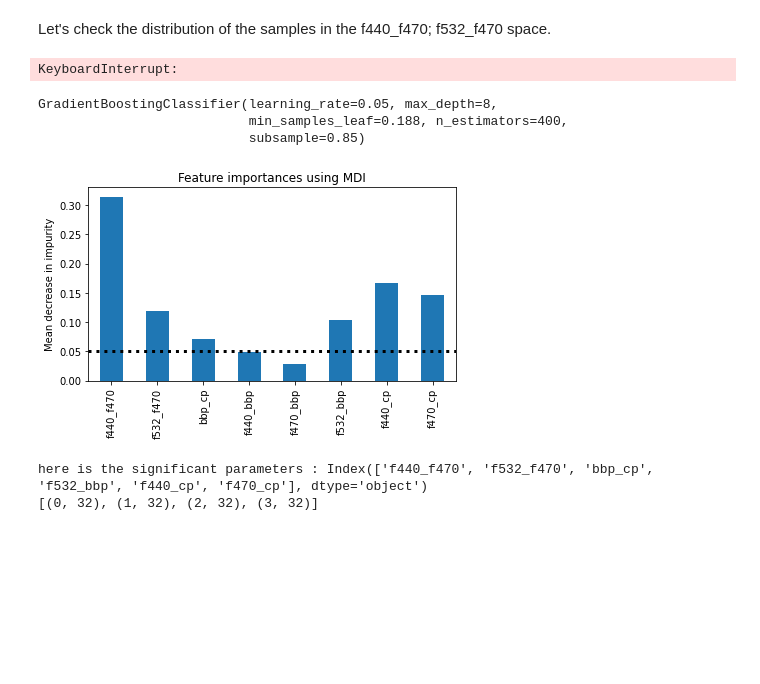
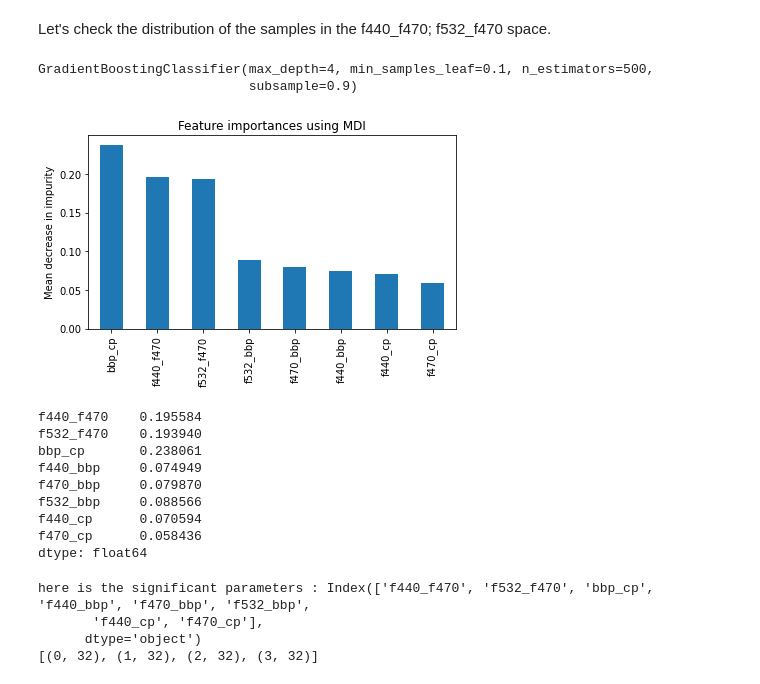
Before and after one commit to Flavi1P/Multispectral-Fluorescence, a Jupyter notebook: Boussole/Scripts/svc_bouss.ipynb, the cells around one changed output. Saved outputs shown, nothing was run; the diff lists cells and outputs as text; code cells hidden in the pictures; blank space fills up the shorter version.

```diff
--- a/Boussole/Scripts/svc_bouss.ipynb
+++ b/Boussole/Scripts/svc_bouss.ipynb
@@ -64,13 +64,13 @@ import numpy as np
 
 parameters_hgb = {
     "loss":["deviance"],
-    "learning_rate": [0.01, 0.025, 0.05, 0.075, 0.1],
-    "min_samples_leaf": np.linspace(0.1, 0.5, 10),
-    "max_features":["log2","sqrt", None],
+    "learning_rate": [0.075, 0.1, 0.15, 0.2],
+    "min_samples_leaf": np.linspace(0.1, 0.5, 3),
+    "max_features":[None],
     "criterion": ["friedman_mse"],
-    "max_depth": [2, 4, 6, 8],
-    "subsample":[0.5, 0.618, 0.8, 0.85, 0.9],
-    "n_estimators":[400, 500, 750, 900]
+    "max_depth": [2, 4, 6],
+    "subsample":[0.85, 0.9, 0.95],
+    "n_estimators":[500, 650, 750]
     }
 
 cv = StratifiedShuffleSplit(n_splits=10)
@@ -79,14 +79,13 @@ grid_search_hgb = GridSearchCV(estimator = gradient_boosting,
                            param_grid = parameters_hgb,
                            scoring = 'accuracy',
                            cv = cv,
-                           n_jobs = 2)
+                           n_jobs = 2,
+                           verbose = 10)
 grid_search_hgb.fit(X_full, y_full)
 best_accuracy_hgb = grid_search_hgb.best_score_
 best_paramaeter_hgb = grid_search_hgb.best_params_
 print("Best Accuracy of HGB: {:.2f} %".format(best_accuracy_hgb.mean()*100))
 print("Best Parameter of HGB:", best_paramaeter_hgb)
-# %% [output]
-KeyboardInterrupt:
 # %%
 from sklearn.ensemble import GradientBoostingClassifier
 from sklearn.model_selection import cross_validate
@@ -94,38 +93,49 @@ from sklearn.model_selection import cross_validate
 gradient_boosting = GradientBoostingClassifier()
 
 best_params =  {'criterion': 'friedman_mse',
-    'learning_rate': 0.05,
+    'learning_rate': 0.1,
     'loss': 'log_loss',
-    'max_depth': 8,
+    'max_depth': 4,
     'max_features': None,
-    'min_samples_leaf': 0.188,
-    'n_estimators': 400,
-    'subsample': 0.85}
+    'min_samples_leaf': 0.1,
+    'n_estimators': 500,
+    'subsample': 0.9}
 new_hgb = gradient_boosting.set_params(**best_params)
 # %%
 from sklearn.feature_selection import SelectFromModel
 gradient_boosting.fit(X_full, y_full)
 # %% [output]
-GradientBoostingClassifier(learning_rate=0.05, max_depth=8,
-                           min_samples_leaf=0.188, n_estimators=400,
-                           subsample=0.85)
+GradientBoostingClassifier(max_depth=4, min_samples_leaf=0.1, n_estimators=500,
+                           subsample=0.9)
 # %%
 import matplotlib.pyplot as plt
 model = SelectFromModel(gradient_boosting, prefit=True)
 importances = gradient_boosting.feature_importances_
 
 feature_names = ["f440_f470", "f532_f470", "bbp_cp", "f440_bbp", "f470_bbp", "f532_bbp", "f440_cp", "f470_cp"]
 
 forest_importances = pd.Series(importances, index=feature_names)
 
 fig, ax = plt.subplots()
-forest_importances.plot.bar(ax = ax)
-ax.axhline(y=0.05,linewidth= 3, color='k', linestyle= 'dotted')
+forest_importances.sort_values(ascending = False).plot.bar(ax = ax)
 ax.set_title("Feature importances using MDI")
 ax.set_ylabel("Mean decrease in impurity")
 fig.tight_layout()
+fig.savefig("C:\\Users\petit\Documents\These\Multispectral-Fluorescence\Boussole\Output\Plots\impurity2.png", dpi = 300, bbox_inches='tight')
 # %% [output]
-[figure, old version]
+[figure, new version]
+# %%
+pd.Series(importances, index=feature_names)
+# %% [output]
+f440_f470    0.195584
+f532_f470    0.193940
+bbp_cp       0.238061
+f440_bbp     0.074949
+f470_bbp     0.079870
+f532_bbp     0.088566
+f440_cp      0.070594
+f470_cp      0.058436
+dtype: float64
 # %%
 test = forest_importances[forest_importances > 0.05]
 
@@ -136,6 +146,7 @@ no_cp = data[["f440_f470", "f532_f470", "f440_bbp", "f470_bbp", "f532_bbp"]]
 no_532 = data[["f440_f470", "bbp_cp", "f440_bbp", "f470_bbp", "f440_cp", "f470_cp"]]
 no_cp_no_532 = data[["f440_f470", "f440_bbp", "f470_bbp"]]
 no_bbp_no_cp_no_532 = data[["f440_f470"]]
+no_440 = data[["f532_f470", "bbp_cp", "f470_bbp", "f532_bbp", "f470_cp"]]
 only_mf = data[["f440_f470", "f532_f470"]]
 
 
@@ -146,11 +157,14 @@ X_no_cp, y_resampled = SMOTE().fit_resample(no_cp, target)
 X_no_532, y_resampled = SMOTE().fit_resample(no_532, target)
 X_no_cp_no_532, y_resampled = SMOTE().fit_resample(no_cp_no_532, target)
 X_no_bbp_no_cp_no_532, y_resampled = SMOTE().fit_resample(no_bbp_no_cp_no_532, target)
+X_oligo, y_resampled = SMOTE().fit_resample(no_440, target)
 X_only_mf, y_resampled = SMOTE().fit_resample(only_mf, target)
 
 print(sorted(Counter(y_resampled).items()))
 # %% [output]
-here is the significant parameters : Index(['f440_f470', 'f532_f470', 'bbp_cp', 'f532_bbp', 'f440_cp', 'f470_cp'], dtype='object')
+here is the significant parameters : Index(['f440_f470', 'f532_f470', 'bbp_cp', 'f440_bbp', 'f470_bbp', 'f532_bbp',
+       'f440_cp', 'f470_cp'],
+      dtype='object')
 [(0, 32), (1, 32), (2, 32), (3, 32)]
 # %%
 X_resampled.describe()
```
Also changed, not shown: parts of 24 cells of this notebook, 23 other files.
